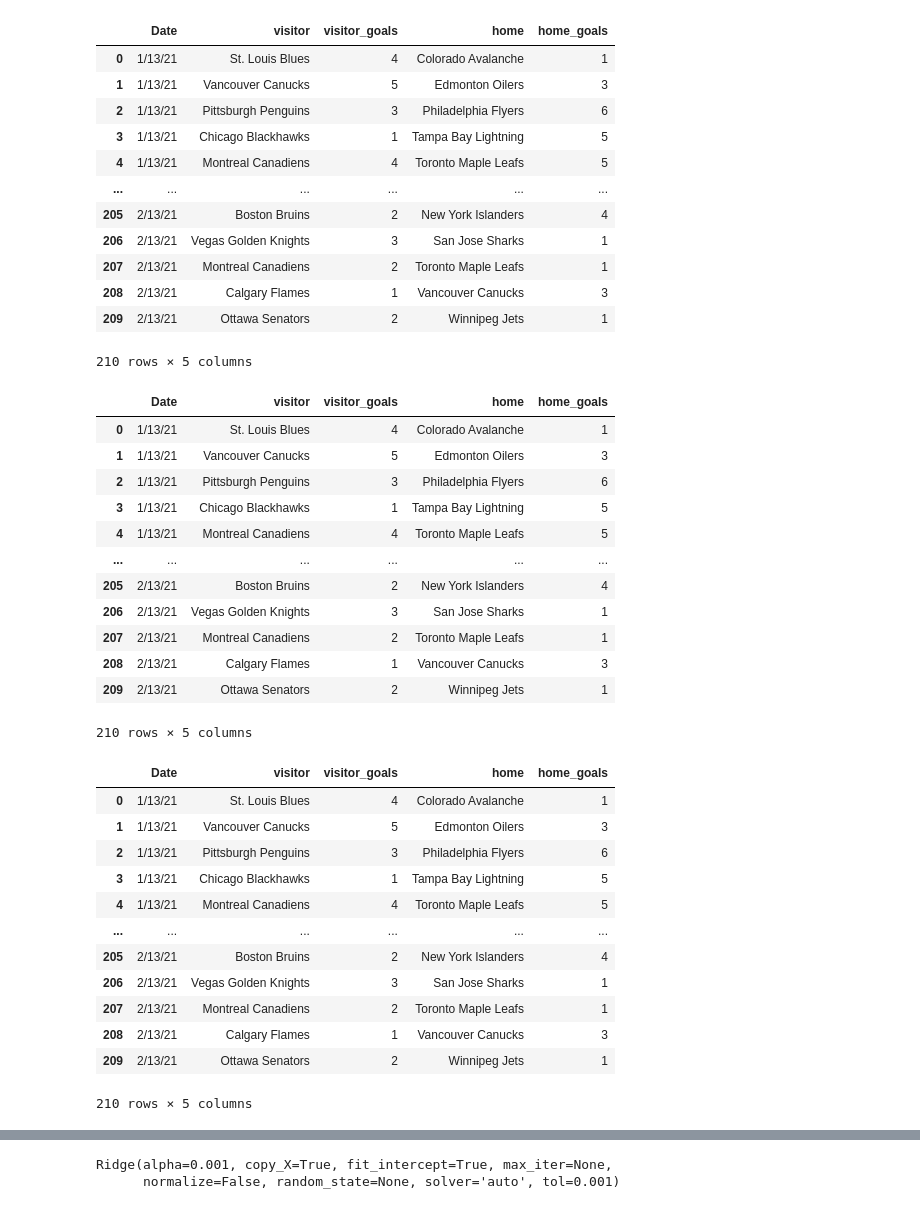
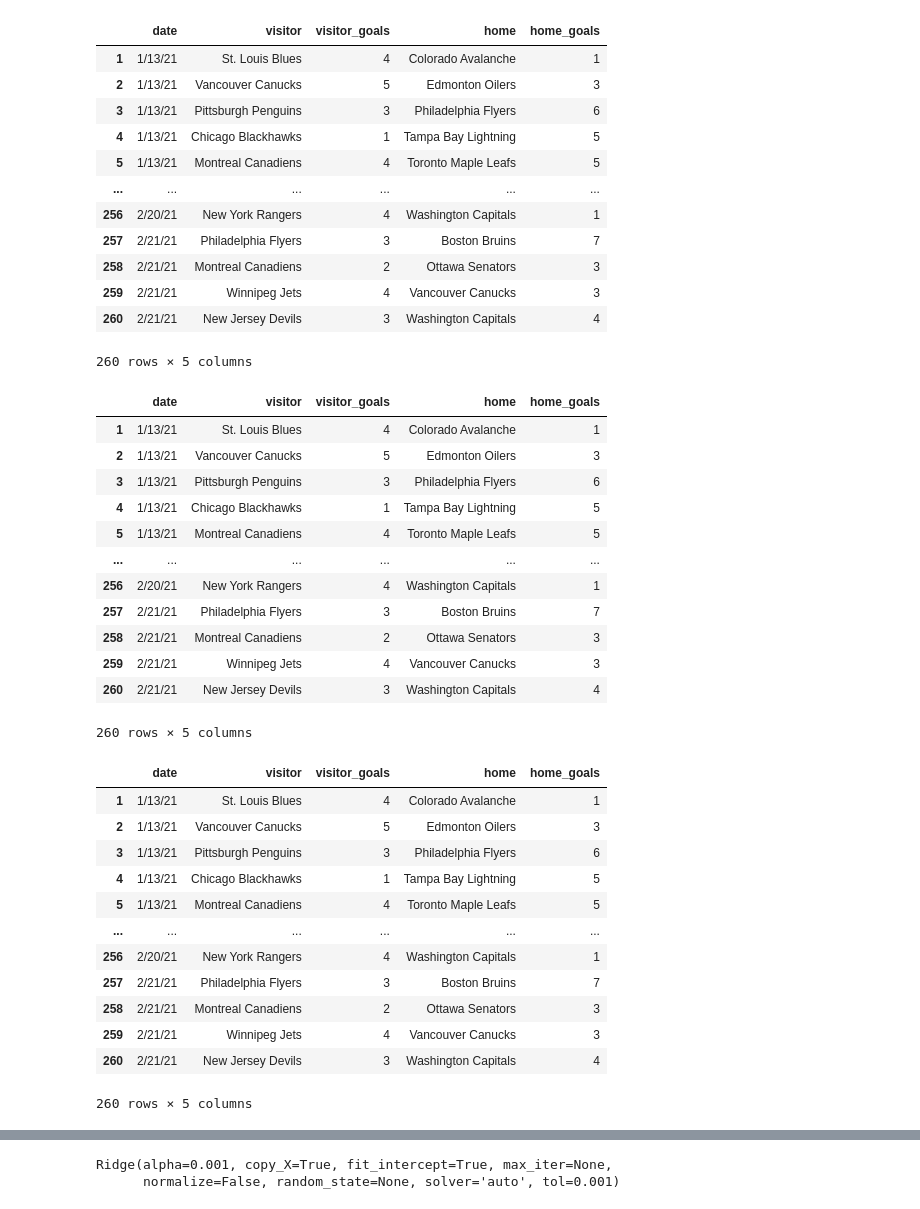
Before and after one commit to Dell0071/hockey, a Jupyter notebook: Hockey_Betting_System.ipynb, the cells around one changed output, grey strips where cells are left out. Saved outputs shown, nothing was run; the diff lists cells and outputs as text; code cells hidden in the pictures.

```diff
--- a/Hockey_Betting_System.ipynb
+++ b/Hockey_Betting_System.ipynb
@@ -7,56 +7,56 @@ from sklearn.metrics import accuracy_score
 from sklearn.linear_model import Ridge
 # %%
 path = "https://github.com/Dell0071/hockey/raw/main/hockey.csv"
-hockey = pd.read_csv(path)
+hockey = pd.read_csv(path, skiprows=1, names=['date', 'visitor', 'visitor_goals', 'home', 'home_goals'])
 hockey
 # %% [output]
-|  | Date | visitor | visitor_goals | home | home_goals |
-| 0 | 1/13/21 | St. Louis Blues | 4 | Colorado Avalanche | 1 |
-| 1 | 1/13/21 | Vancouver Canucks | 5 | Edmonton Oilers | 3 |
-| 2 | 1/13/21 | Pittsburgh Penguins | 3 | Philadelphia Flyers | 6 |
-| 3 | 1/13/21 | Chicago Blackhawks | 1 | Tampa Bay Lightning | 5 |
-| 4 | 1/13/21 | Montreal Canadiens | 4 | Toronto Maple Leafs | 5 |
+|  | date | visitor | visitor_goals | home | home_goals |
+| 1 | 1/13/21 | St. Louis Blues | 4 | Colorado Avalanche | 1 |
+| 2 | 1/13/21 | Vancouver Canucks | 5 | Edmonton Oilers | 3 |
+| 3 | 1/13/21 | Pittsburgh Penguins | 3 | Philadelphia Flyers | 6 |
+| 4 | 1/13/21 | Chicago Blackhawks | 1 | Tampa Bay Lightning | 5 |
+| 5 | 1/13/21 | Montreal Canadiens | 4 | Toronto Maple Leafs | 5 |
 | ... | ... | ... | ... | ... | ... |
-| 205 | 2/13/21 | Boston Bruins | 2 | New York Islanders | 4 |
-| 206 | 2/13/21 | Vegas Golden Knights | 3 | San Jose Sharks | 1 |
-| 207 | 2/13/21 | Montreal Canadiens | 2 | Toronto Maple Leafs | 1 |
-| 208 | 2/13/21 | Calgary Flames | 1 | Vancouver Canucks | 3 |
-| 209 | 2/13/21 | Ottawa Senators | 2 | Winnipeg Jets | 1 |
+| 256 | 2/20/21 | New York Rangers | 4 | Washington Capitals | 1 |
+| 257 | 2/21/21 | Philadelphia Flyers | 3 | Boston Bruins | 7 |
+| 258 | 2/21/21 | Montreal Canadiens | 2 | Ottawa Senators | 3 |
+| 259 | 2/21/21 | Winnipeg Jets | 4 | Vancouver Canucks | 3 |
+| 260 | 2/21/21 | New Jersey Devils | 3 | Washington Capitals | 4 |
-210 rows × 5 columns
+260 rows × 5 columns
 # %%
 hockey.drop(columns=hockey.columns[5:9])
 # %% [output]
-|  | Date | visitor | visitor_goals | home | home_goals |
-| 0 | 1/13/21 | St. Louis Blues | 4 | Colorado Avalanche | 1 |
-| 1 | 1/13/21 | Vancouver Canucks | 5 | Edmonton Oilers | 3 |
-| 2 | 1/13/21 | Pittsburgh Penguins | 3 | Philadelphia Flyers | 6 |
-| 3 | 1/13/21 | Chicago Blackhawks | 1 | Tampa Bay Lightning | 5 |
-| 4 | 1/13/21 | Montreal Canadiens | 4 | Toronto Maple Leafs | 5 |
+|  | date | visitor | visitor_goals | home | home_goals |
+| 1 | 1/13/21 | St. Louis Blues | 4 | Colorado Avalanche | 1 |
+| 2 | 1/13/21 | Vancouver Canucks | 5 | Edmonton Oilers | 3 |
+| 3 | 1/13/21 | Pittsburgh Penguins | 3 | Philadelphia Flyers | 6 |
+| 4 | 1/13/21 | Chicago Blackhawks | 1 | Tampa Bay Lightning | 5 |
+| 5 | 1/13/21 | Montreal Canadiens | 4 | Toronto Maple Leafs | 5 |
 | ... | ... | ... | ... | ... | ... |
-| 205 | 2/13/21 | Boston Bruins | 2 | New York Islanders | 4 |
-| 206 | 2/13/21 | Vegas Golden Knights | 3 | San Jose Sharks | 1 |
-| 207 | 2/13/21 | Montreal Canadiens | 2 | Toronto Maple Leafs | 1 |
-| 208 | 2/13/21 | Calgary Flames | 1 | Vancouver Canucks | 3 |
-| 209 | 2/13/21 | Ottawa Senators | 2 | Winnipeg Jets | 1 |
+| 256 | 2/20/21 | New York Rangers | 4 | Washington Capitals | 1 |
+| 257 | 2/21/21 | Philadelphia Flyers | 3 | Boston Bruins | 7 |
+| 258 | 2/21/21 | Montreal Canadiens | 2 | Ottawa Senators | 3 |
+| 259 | 2/21/21 | Winnipeg Jets | 4 | Vancouver Canucks | 3 |
+| 260 | 2/21/21 | New Jersey Devils | 3 | Washington Capitals | 4 |
-210 rows × 5 columns
+260 rows × 5 columns
 # %%
 hockey['goal_difference'] = hockey['home_goals'] - hockey['visitor_goals']
 # %%
 hockey.drop(columns=hockey.columns[5:9])
 # %% [output]
-|  | Date | visitor | visitor_goals | home | home_goals |
-| 0 | 1/13/21 | St. Louis Blues | 4 | Colorado Avalanche | 1 |
-| 1 | 1/13/21 | Vancouver Canucks | 5 | Edmonton Oilers | 3 |
-| 2 | 1/13/21 | Pittsburgh Penguins | 3 | Philadelphia Flyers | 6 |
-| 3 | 1/13/21 | Chicago Blackhawks | 1 | Tampa Bay Lightning | 5 |
-| 4 | 1/13/21 | Montreal Canadiens | 4 | Toronto Maple Leafs | 5 |
+|  | date | visitor | visitor_goals | home | home_goals |
+| 1 | 1/13/21 | St. Louis Blues | 4 | Colorado Avalanche | 1 |
+| 2 | 1/13/21 | Vancouver Canucks | 5 | Edmonton Oilers | 3 |
+| 3 | 1/13/21 | Pittsburgh Penguins | 3 | Philadelphia Flyers | 6 |
+| 4 | 1/13/21 | Chicago Blackhawks | 1 | Tampa Bay Lightning | 5 |
+| 5 | 1/13/21 | Montreal Canadiens | 4 | Toronto Maple Leafs | 5 |
 | ... | ... | ... | ... | ... | ... |
-| 205 | 2/13/21 | Boston Bruins | 2 | New York Islanders | 4 |
-| 206 | 2/13/21 | Vegas Golden Knights | 3 | San Jose Sharks | 1 |
-| 207 | 2/13/21 | Montreal Canadiens | 2 | Toronto Maple Leafs | 1 |
-| 208 | 2/13/21 | Calgary Flames | 1 | Vancouver Canucks | 3 |
-| 209 | 2/13/21 | Ottawa Senators | 2 | Winnipeg Jets | 1 |
+| 256 | 2/20/21 | New York Rangers | 4 | Washington Capitals | 1 |
+| 257 | 2/21/21 | Philadelphia Flyers | 3 | Boston Bruins | 7 |
+| 258 | 2/21/21 | Montreal Canadiens | 2 | Ottawa Senators | 3 |
+| 259 | 2/21/21 | Winnipeg Jets | 4 | Vancouver Canucks | 3 |
+| 260 | 2/21/21 | New Jersey Devils | 3 | Washington Capitals | 4 |
-210 rows × 5 columns
+260 rows × 5 columns
 # %%
 hockey['home_win'] = np.where(hockey['goal_difference'] > 0, 1, 0)
 hockey['home_loss'] = np.where(hockey['goal_difference'] < 0, 1, 0)
```
Also changed, not shown: parts of 6 cells of this notebook.
